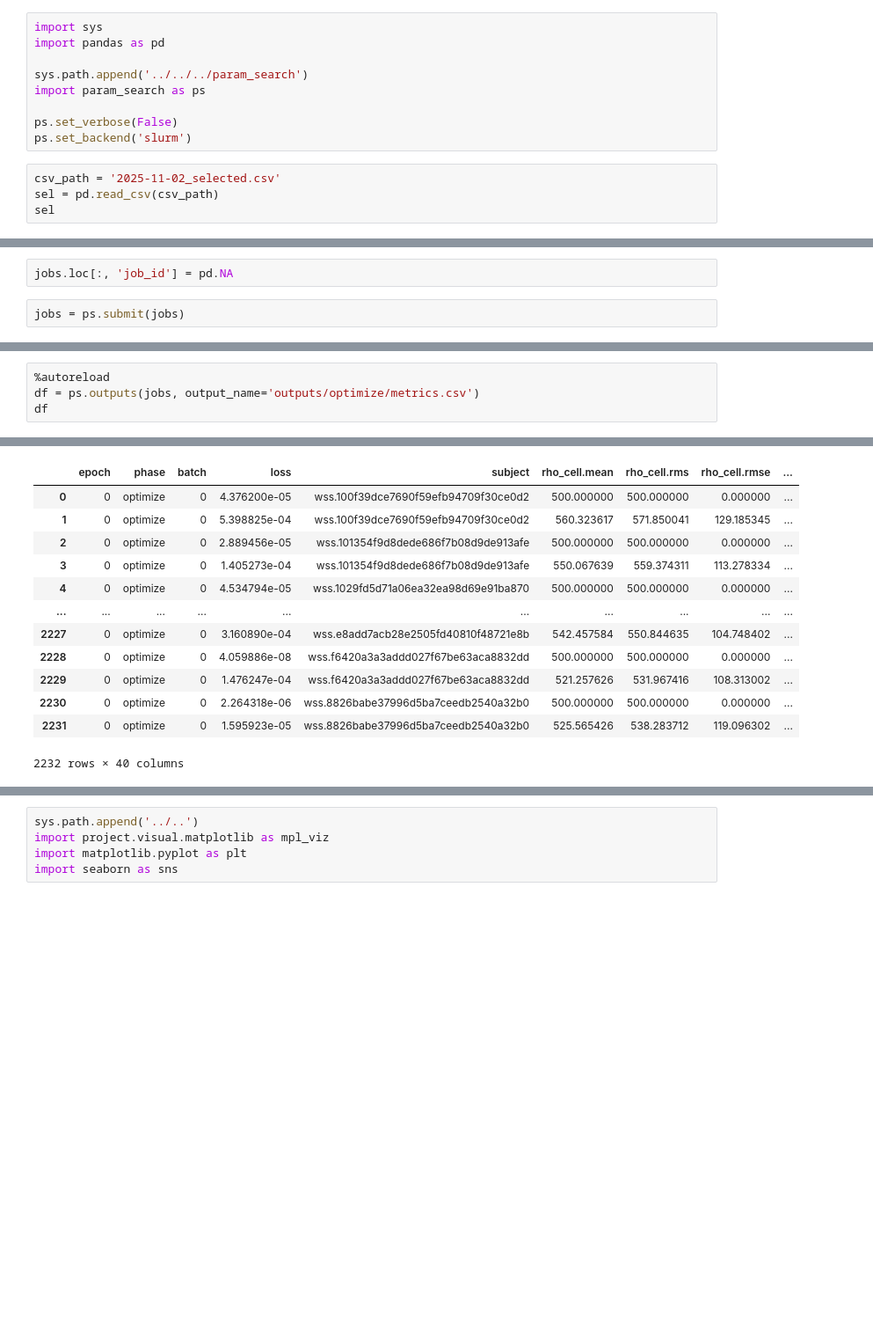
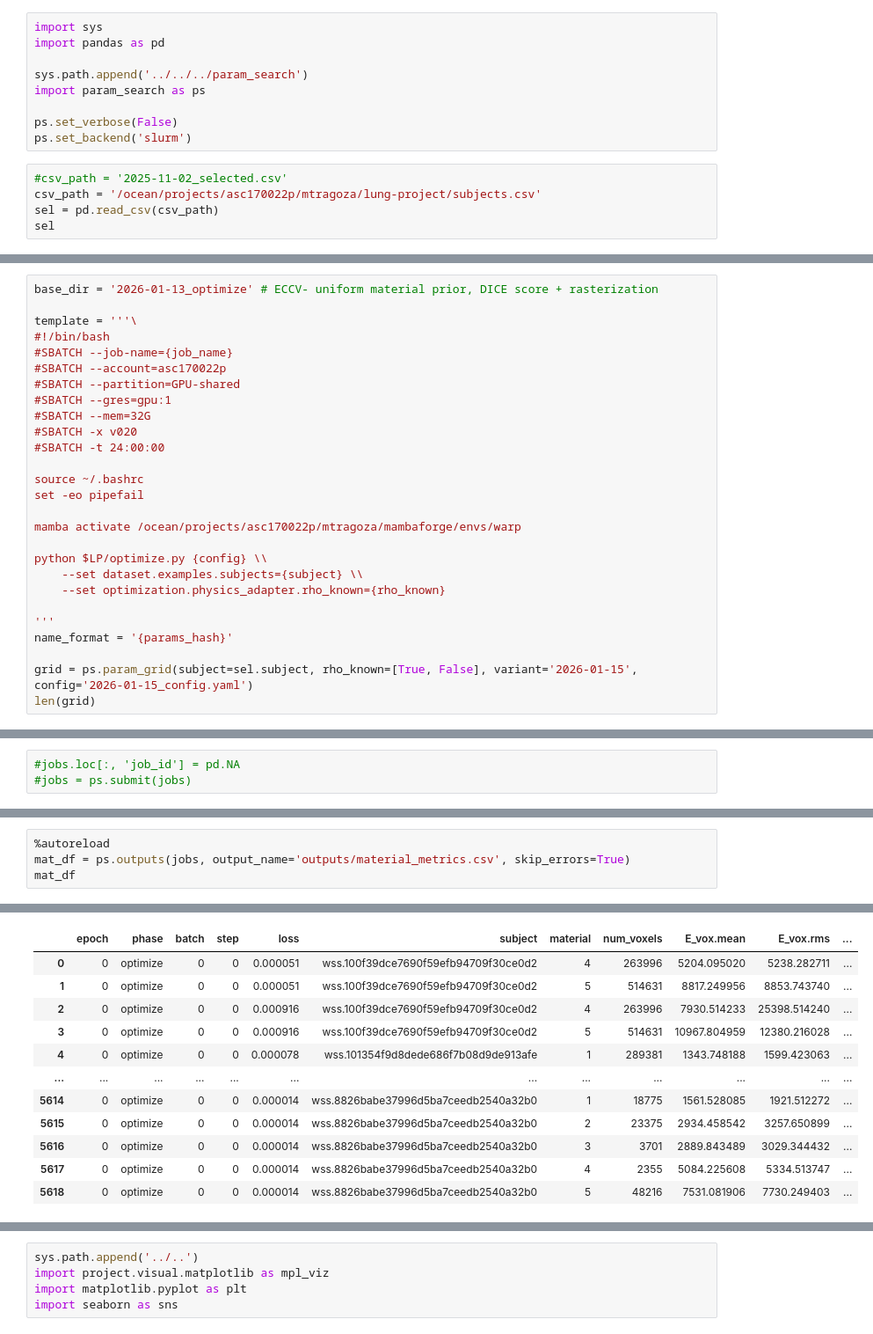
Before and after one commit to mattragoza/lung-project, a Jupyter notebook: notebooks/shapenet/21-optimize-experiment.ipynb, the cells around one changed output, grey strips where cells are left out. Shown at 88% size. Drawn from its saved outputs; the diff is of its cells as text; blank space fills up the shorter version.

```diff
--- a/notebooks/shapenet/21-optimize-experiment.ipynb
+++ b/notebooks/shapenet/21-optimize-experiment.ipynb
@@ -12,7 +12,8 @@ import param_search as ps
 ps.set_verbose(False)
 ps.set_backend('slurm')
 # %%
-csv_path = '2025-11-02_selected.csv'
+#csv_path = '2025-11-02_selected.csv'
+csv_path = '/ocean/projects/asc170022p/mtragoza/lung-project/subjects.csv'
 sel = pd.read_csv(csv_path)
 sel
 # %% [output]
@@ -136,0 +165,27 @@ len(grid)
+# %%
+base_dir = '2026-01-13_optimize' # ECCV- uniform material prior, DICE score + rasterization
+
+template = '''\
+#!/bin/bash
+#SBATCH --job-name={job_name}
+#SBATCH --account=asc170022p
+#SBATCH --partition=GPU-shared
+#SBATCH --gres=gpu:1
+#SBATCH --mem=32G
+#SBATCH -x v020
+#SBATCH -t 24:00:00
+
+source ~/.bashrc
+set -eo pipefail
+
+mamba activate /ocean/projects/asc170022p/mtragoza/mambaforge/envs/warp
+
+python $LP/optimize.py {config} \\
+    --set dataset.examples.subjects={subject} \\
+    --set optimization.physics_adapter.rho_known={rho_known}
+
+'''
+name_format = '{params_hash}'
+
+grid = ps.param_grid(subject=sel.subject, rho_known=[True, False], variant='2026-01-15', config='2026-01-15_config.yaml')
+len(grid)
@@ -180,4 +263,3 @@ IndexError: single positional indexer is out-of-bounds
 # %%
-jobs.loc[:, 'job_id'] = pd.NA
+#jobs.loc[:, 'job_id'] = pd.NA
+#jobs = ps.submit(jobs)
-# %%
-jobs = ps.submit(jobs)
@@ -184,5 +301,5 @@ jobs = ps.submit(jobs)
 # %%
 %autoreload
-df = ps.outputs(jobs, output_name='outputs/optimize/metrics.csv')
-df
+mat_df = ps.outputs(jobs, output_name='outputs/material_metrics.csv', skip_errors=True)
+mat_df
 # %% [output]
@@ -189,13 +323,12 @@ df
-|  | epoch | phase | batch | loss | subject | rho_cell.mean | rho_cell.rms | rho_cell.rmse | ... |
-| 0 | 0 | optimize | 0 | 4.376200e-05 | wss.100f39dce7690f59efb94709f30ce0d2 | 500.000000 | 500.000000 | 0.000000 | ... |
-| 1 | 0 | optimize | 0 | 5.398825e-04 | wss.100f39dce7690f59efb94709f30ce0d2 | 560.323617 | 571.850041 | 129.185345 | ... |
-| 2 | 0 | optimize | 0 | 2.889456e-05 | wss.101354f9d8dede686f7b08d9de913afe | 500.000000 | 500.000000 | 0.000000 | ... |
-| 3 | 0 | optimize | 0 | 1.405273e-04 | wss.101354f9d8dede686f7b08d9de913afe | 550.067639 | 559.374311 | 113.278334 | ... |
-| 4 | 0 | optimize | 0 | 4.534794e-05 | wss.1029fd5d71a06ea32ea98d69e91ba870 | 500.000000 | 500.000000 | 0.000000 | ... |
-| ... | ... | ... | ... | ... | ... | ... | ... | ... | ... |
-| 2227 | 0 | optimize | 0 | 3.160890e-04 | wss.e8add7acb28e2505fd40810f48721e8b | 542.457584 | 550.844635 | 104.748402 | ... |
-| 2228 | 0 | optimize | 0 | 4.059886e-08 | wss.f6420a3a3addd027f67be63aca8832dd | 500.000000 | 500.000000 | 0.000000 | ... |
-| 2229 | 0 | optimize | 0 | 1.476247e-04 | wss.f6420a3a3addd027f67be63aca8832dd | 521.257626 | 531.967416 | 108.313002 | ... |
-| 2230 | 0 | optimize | 0 | 2.264318e-06 | wss.8826babe37996d5ba7ceedb2540a32b0 | 500.000000 | 500.000000 | 0.000000 | ... |
-| 2231 | 0 | optimize | 0 | 1.595923e-05 | wss.8826babe37996d5ba7ceedb2540a32b0 | 525.565426 | 538.283712 | 119.096302 | ... |
+|  | epoch | phase | batch | step | loss | subject | material | num_voxels | E_vox.mean | E_vox.rms | ... |
+| 0 | 0 | optimize | 0 | 0 | 0.000051 | wss.100f39dce7690f59efb94709f30ce0d2 | 4 | 263996 | 5204.095020 | 5238.282711 | ... |
+| 1 | 0 | optimize | 0 | 0 | 0.000051 | wss.100f39dce7690f59efb94709f30ce0d2 | 5 | 514631 | 8817.249956 | 8853.743740 | ... |
+| 2 | 0 | optimize | 0 | 0 | 0.000916 | wss.100f39dce7690f59efb94709f30ce0d2 | 4 | 263996 | 7930.514233 | 25398.514240 | ... |
+| 3 | 0 | optimize | 0 | 0 | 0.000916 | wss.100f39dce7690f59efb94709f30ce0d2 | 5 | 514631 | 10967.804959 | 12380.216028 | ... |
+| 4 | 0 | optimize | 0 | 0 | 0.000078 | wss.101354f9d8dede686f7b08d9de913afe | 1 | 289381 | 1343.748188 | 1599.423063 | ... |
+| ... | ... | ... | ... | ... | ... | ... | ... | ... | ... | ... | ... |
+| 5614 | 0 | optimize | 0 | 0 | 0.000014 | wss.8826babe37996d5ba7ceedb2540a32b0 | 1 | 18775 | 1561.528085 | 1921.512272 | ... |
+| 5615 | 0 | optimize | 0 | 0 | 0.000014 | wss.8826babe37996d5ba7ceedb2540a32b0 | 2 | 23375 | 2934.458542 | 3257.650899 | ... |
+| 5616 | 0 | optimize | 0 | 0 | 0.000014 | wss.8826babe37996d5ba7ceedb2540a32b0 | 3 | 3701 | 2889.843489 | 3029.344432 | ... |
+| 5617 | 0 | optimize | 0 | 0 | 0.000014 | wss.8826babe37996d5ba7ceedb2540a32b0 | 4 | 2355 | 5084.225608 | 5334.513747 | ... |
+| 5618 | 0 | optimize | 0 | 0 | 0.000014 | wss.8826babe37996d5ba7ceedb2540a32b0 | 5 | 48216 | 7531.081906 | 7730.249403 | ... |
-2232 rows × 40 columns
```
Also changed, not shown: parts of 40 cells of this notebook, 1 other file.
